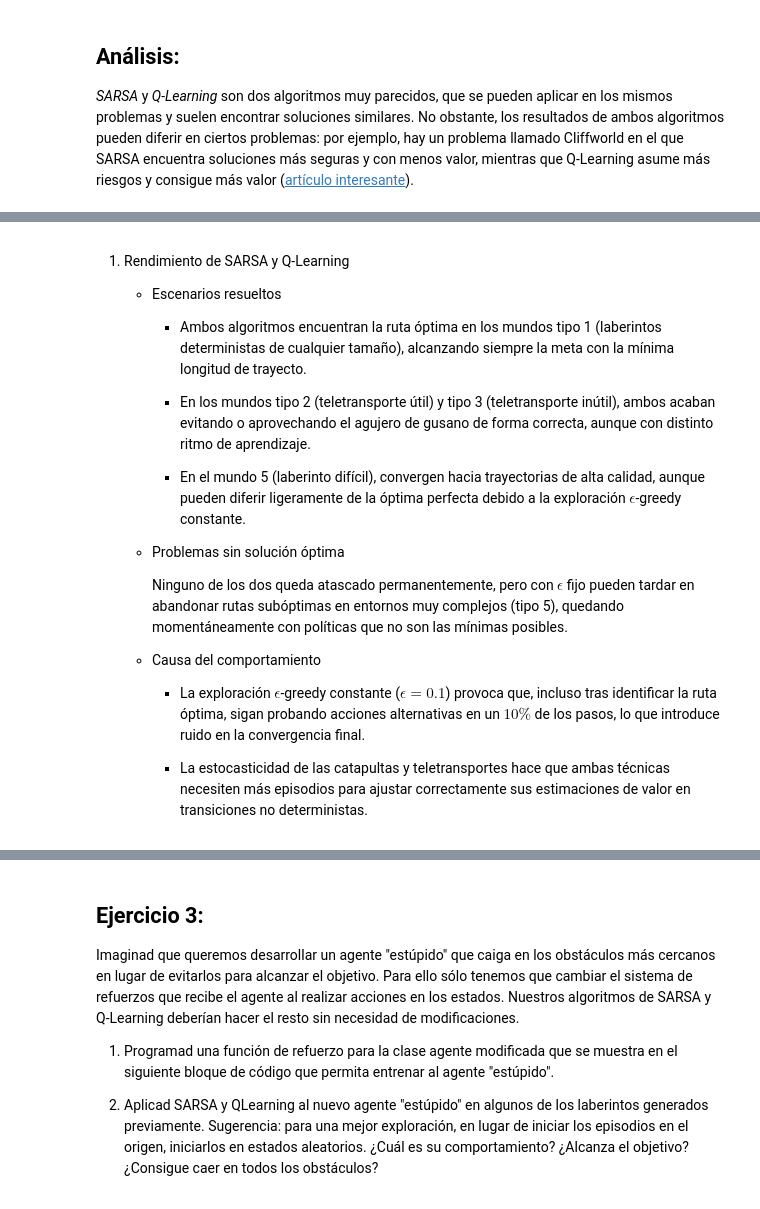
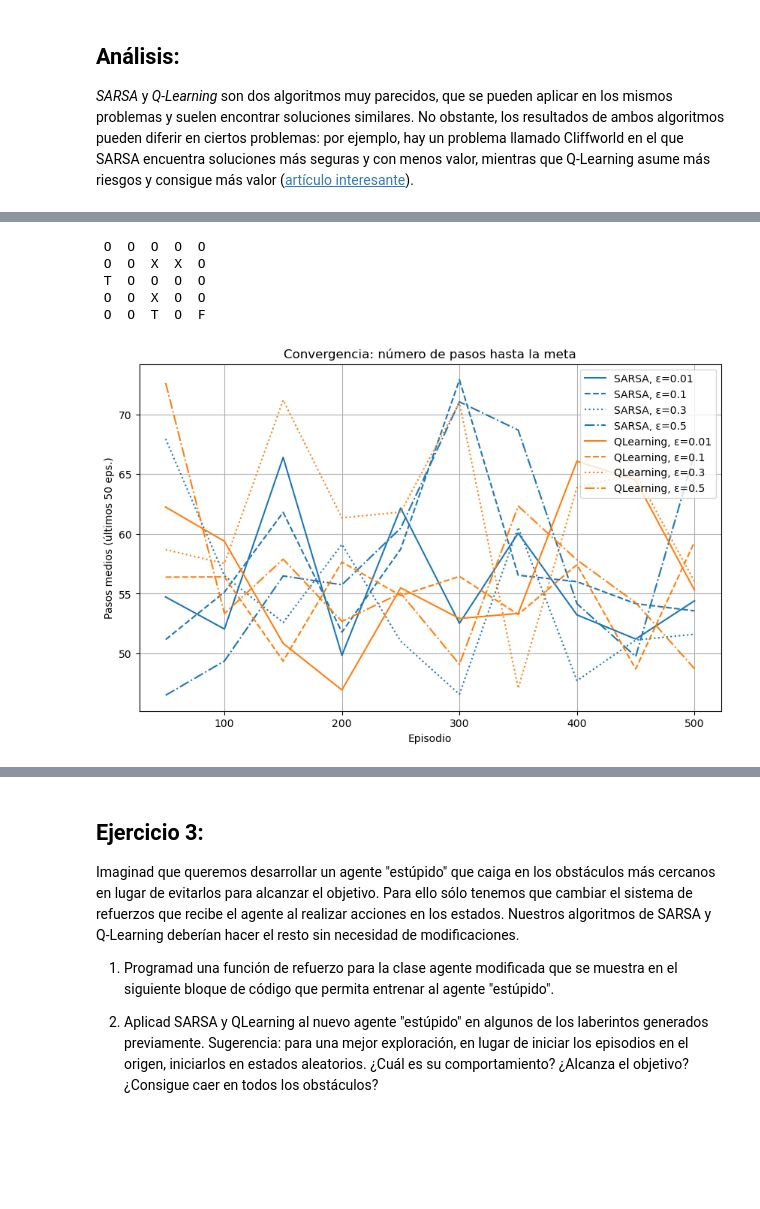
Before and after one commit to RafaDom02/AR, a Jupyter notebook: GridWorld3.ipynb, the cells around one changed output, grey strips where cells are left out. Saved outputs shown, nothing was run; the diff lists cells and outputs as text; code cells hidden in the pictures; blank space fills up the shorter version.

```diff
--- a/GridWorld3.ipynb
+++ b/GridWorld3.ipynb
@@ -237,7 +237,7 @@ type5_worlds = [w5]
 
 all_worlds = type1_worlds + type2_worlds + type3_worlds + type4_worlds + type5_worlds
 # %%
-def train_agents(world, initial_state, actions, alpha, gamma, epsilon):
+def train_agents(world, initial_state, actions, alpha, gamma, epsilon, num_episodes=1000, max_iter=99999):
     # Start training
     print("Current world:")
     printMap(world)
@@ -248,7 +248,7 @@ def train_agents(world, initial_state, actions, alpha, gamma, epsilon):
     print(f"\nTraining SARSA agent.")
     agent_sarsa = SARSA(world, initial_state, actions, alpha, gamma, epsilon)
 
-    agent_sarsa.train()
+    agent_sarsa.train(num_episodes, max_iter)
     sarsa_policy = agent_sarsa.getPolicy()
 
     print("\nSARSA Policy:")
@@ -258,7 +258,7 @@ def train_agents(world, initial_state, actions, alpha, gamma, epsilon):
     print(f"Training Q-Learning agent.")
     agent_qlearning = QLearning(world, initial_state, actions, alpha, gamma, epsilon)
 
-    agent_qlearning.train()
+    agent_qlearning.train(num_episodes, max_iter)
     qlearning_policy = agent_qlearning.getPolicy()
 
     print("\nQ-Learning Policy:")
@@ -400,21 +394 @@ Analizad los resultados obtenidos por ambos algoritmos en los escenarios de prue
 Nota: Las siguientes variables pueden ser interesantes para valorar los resultados: Diferencia entre la política resultante y la política óptima, número de iteraciones necesarias para converger, retorno total del problema y retorno obtenido en cada episodio.
-# %% [markdown]
-1. Rendimiento de SARSA y Q‑Learning
-
-    * Escenarios resueltos
-
-        * Ambos algoritmos encuentran la ruta óptima en los mundos tipo 1 (laberintos deterministas de cualquier tamaño), alcanzando siempre la meta con la mínima longitud de trayecto.
-
-        * En los mundos tipo 2 (teletransporte útil) y tipo 3 (teletransporte inútil), ambos acaban evitando o aprovechando el agujero de gusano de forma correcta, aunque con distinto ritmo de aprendizaje.
-
-        * En el mundo 5 (laberinto difícil), convergen hacia trayectorias de alta calidad, aunque pueden diferir ligeramente de la óptima perfecta debido a la exploración $\epsilon$‑greedy constante.
-
-    * Problemas sin solución óptima
-
-        Ninguno de los dos queda atascado permanentemente, pero con $\epsilon$ fijo pueden tardar en abandonar rutas subóptimas en entornos muy complejos (tipo 5), quedando momentáneamente con políticas que no son las mínimas posibles.
-
-    * Causa del comportamiento
-
-        * La exploración $\epsilon$‑greedy constante ($\epsilon=0.1$) provoca que, incluso tras identificar la ruta óptima, sigan probando acciones alternativas en un $10\%$ de los pasos, lo que introduce ruido en la convergencia final.
-
-        * La estocasticidad de las catapultas y teletransportes hace que ambas técnicas necesiten más episodios para ajustar correctamente sus estimaciones de valor en transiciones no deterministas.
@@ -420,0 +399,51 @@ Nota: Las siguientes variables pueden ser interesantes para valorar los resultad
+# %%
+alpha         = 0.1
+gamma         = 0.9
+initial_state = (0, 0)
+actions       = [(-1,0), (1,0), (0,-1), (0,1)]
+episodes      = 500
+
+# Mundo de ejemplo (teletransporte útil)
+np.random.seed(42)
+obstacles = [(np.random.randint(1,4), np.random.randint(1,4)) for _ in range(3)]
+world = w2p
+
+printMap(world)
+
+epsilons = [0.01, 0.1, 0.3, 0.5]
+
+results = {'SARSA':{}, 'QLearning':{}}
+for epsilon in epsilons:
+    results['SARSA'][epsilon]     = run_lengths(SARSA,     world, initial_state, actions, alpha, gamma, epsilon, episodes)
+    results['QLearning'][epsilon] = run_lengths(QLearning, world, initial_state, actions, alpha, gamma, epsilon, episodes)
+
+
+block = 50
+x = np.arange(block, episodes+1, block)
+
+plt.figure(figsize=(10,6))
+for algo, color in zip(['SARSA','QLearning'], ['C0','C1']):
+    for ε, ls in zip(epsilons, ['-','--',':','-.']):
+        # promedio de pasos en cada bloque
+        avg_steps = [
+            results[algo][ε][i-block:i].mean()
+            for i in x
+        ]
+        plt.plot(x, avg_steps,
+                 linestyle=ls,
+                 color=color,
+                 label=f"{algo}, ε={ε}")
+
+plt.xlabel("Episodio")
+plt.ylabel("Pasos medios (últimos 50 eps.)")
+plt.title("Convergencia: número de pasos hasta la meta")
+plt.legend()
+plt.grid(True)
+plt.show()
+# %% [output]
+ O  O  O  O  O
+ O  O  X  X  O
+ T  O  O  O  O
+ O  O  X  O  O
+ O  O  T  O  F
+[figure, added]
```
Also changed, not shown: parts of 18 cells of this notebook, 4 other files.
